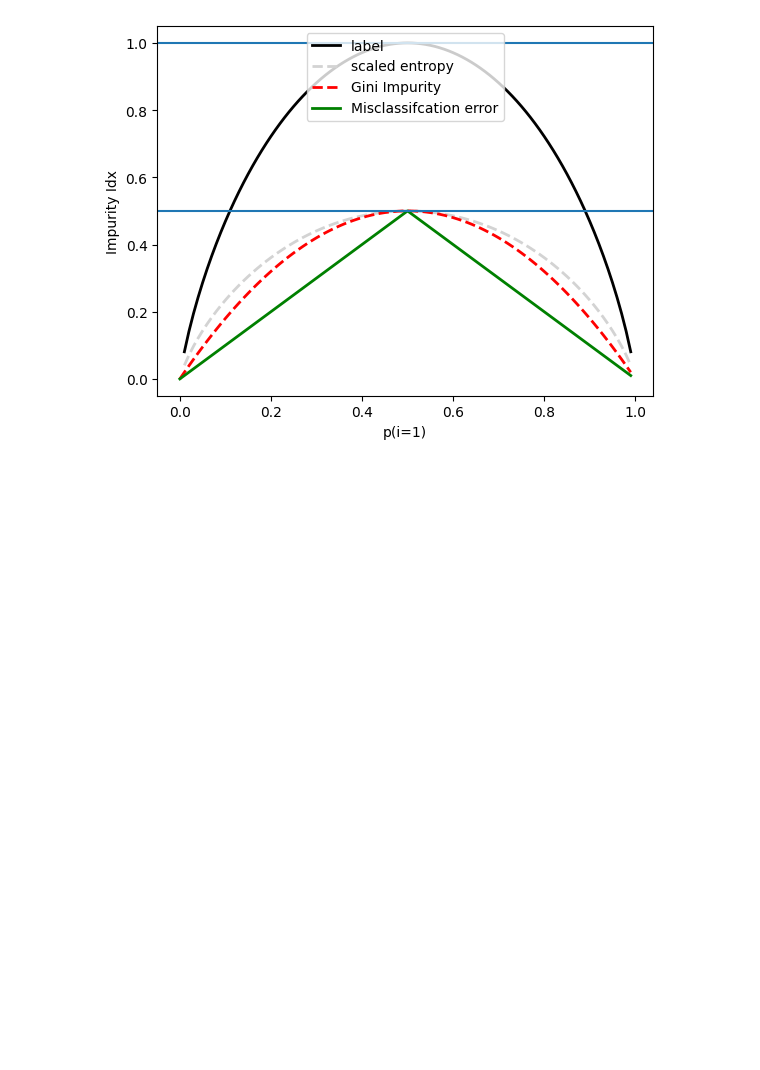
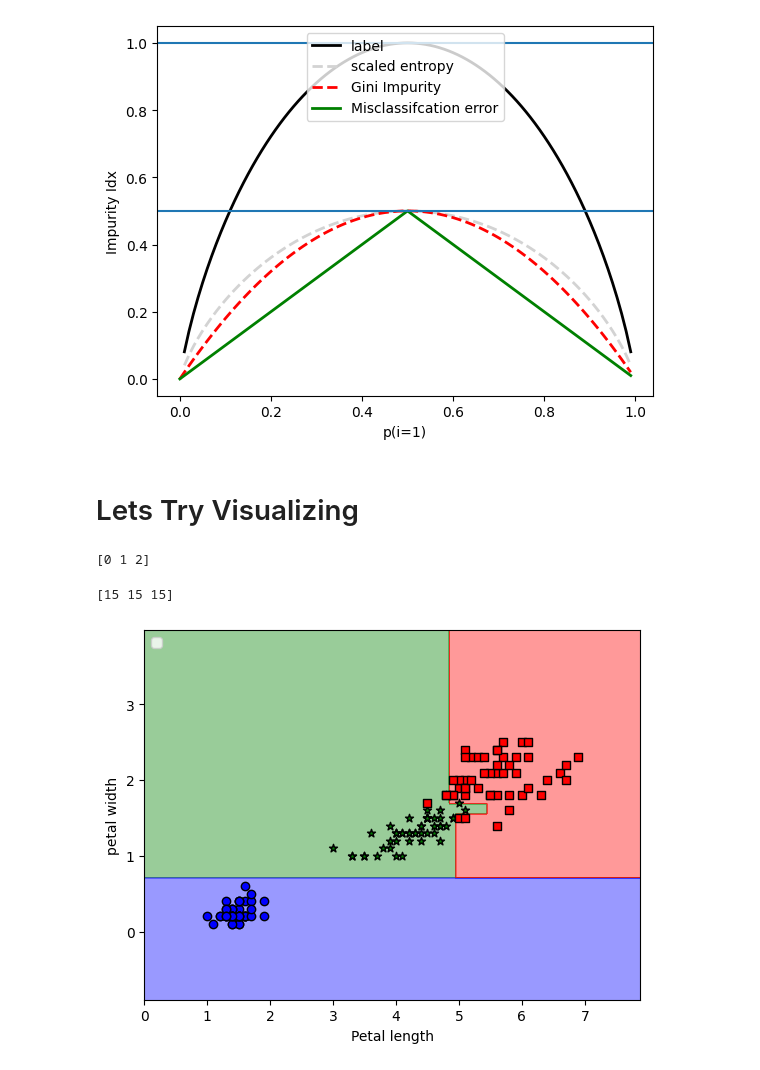
Before and after one commit to Wizard-hash2/Decision-Trees, a Jupyter notebook: Visualizing_different_impurity.ipynb, the cells around one changed output. Cells and saved outputs as stored; diff of their text form; code cells hidden in the pictures; blank space fills up the shorter version.

Commit message:
adher: Ngenoh updates the visualizing of Decision trees

```diff
--- a/Visualizing_different_impurity.ipynb
+++ b/Visualizing_different_impurity.ipynb
@@ -42,3 +42,70 @@ plt.ylabel("Impurity Idx")
 # %% [output]
 Text(0, 0.5, 'Impurity Idx')
 [figure]
+# %% [markdown]
+# Lets Try Visualizing
+# %%
+import numpy as np
+from sklearn import datasets
+
+iris = datasets.load_iris()
+
+X = iris.data[:,[2,3]] #for any row use column 3 and 4
+
+y = iris.target
+
+print(np.unique(y)) # The class names Iris-setosa, Iris-versicolor, and Iris-virginica are stored as integer for technical and memory issues
+# %% [output]
+[0 1 2]
+# %%
+from sklearn.model_selection import train_test_split
+
+X_train,X_test, y_train, y_test = train_test_split(X,y,test_size= 0.3, random_state= 42, stratify=y) #stratify make sure all data are proportional using Y
+
+print(np.bincount(y_test))# Counting the number of the Y tests
+# %% [output]
+[15 15 15]
+# %%
+import matplotlib.pyplot as plt
+from matplotlib.colors import ListedColormap
+import numpy as np
+
+def plot_Decision(x,y,classifire, resolution = 0.02):
+    markers = "o","*","s","d"
+    colors = ("blue","green","red","yellow")
+    cmap = ListedColormap(colors[:len(np.unique(y))]) # Creaye a unique color for each value Y
+
+
+
+    x_min, x_max =(x[:,0].min()-1,x[:,0].max() + 1) #Padding
+    x1_min,x2_max = (x[:,1].min() - 1, x[:1].max() + 1)
+    xx1,xx2 = np.meshgrid(np.arange(x_min,x_max,resolution), np.arange(x1_min,x2_max,resolution)) #Np.arreange(start, stop,increment)
+    #meshgrid converts from 1D to ND(2)
+
+    lab = classifire.predict(np.array([xx1.ravel(),  xx2.ravel()]).T) # ravel flatens the values , T is transpose
+    lab = lab.reshape(xx1.shape) # xx1 have same shape as xx2
+
+    plt.contourf(xx1,xx2,lab, alpha = 0.4, cmap = cmap)
+    plt.xlim(xx1.min(),xx1.max())
+    plt.ylim(xx2.min(),xx2.max())
+
+
+    for idx, cl in enumerate(np.unique(y)):
+        plt.scatter(x = x[y == cl, 0], y = x[y == cl,1 ], color = colors[idx], marker = markers[idx],edgecolor = "black")
+# %%
+from sklearn.tree import DecisionTreeClassifier
+
+tree_mod = DecisionTreeClassifier(criterion = 'gini', max_depth= 4, random_state= 21)
+tree = tree_mod.fit(X_train,y_train)
+
+x_combined =  np.vstack((X_train,X_test))
+y_combined = np.hstack((y_train,y_test))
+
+plot_Decision(x_combined,y_combined,classifire = tree_mod)
+plt.xlabel("Petal length")
+plt.ylabel("petal width")
+
+plt.legend(loc = 'upper left')
+plt.show()
+# %% [output]
+[figure, added]
```
Also changed, not shown: parts of 1 cell of this notebook, 3 other files.
